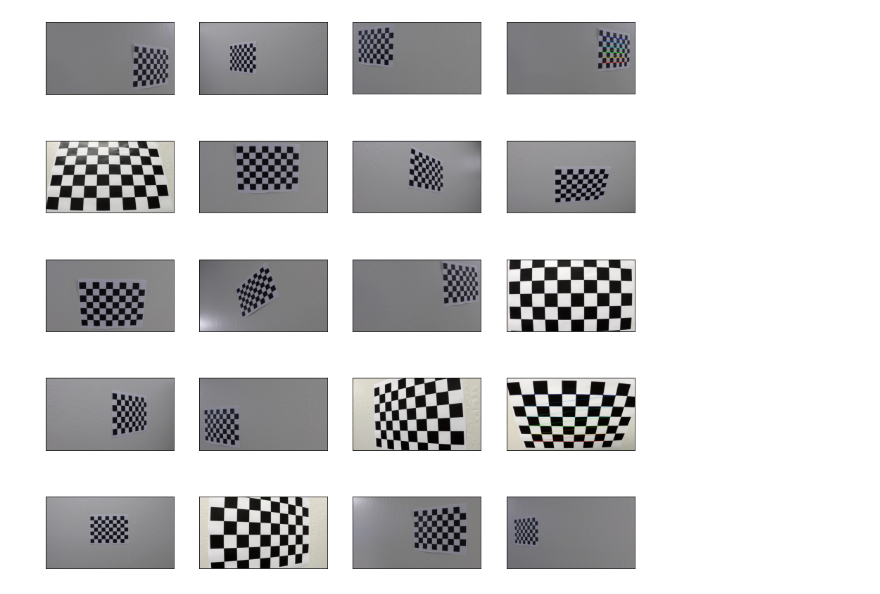
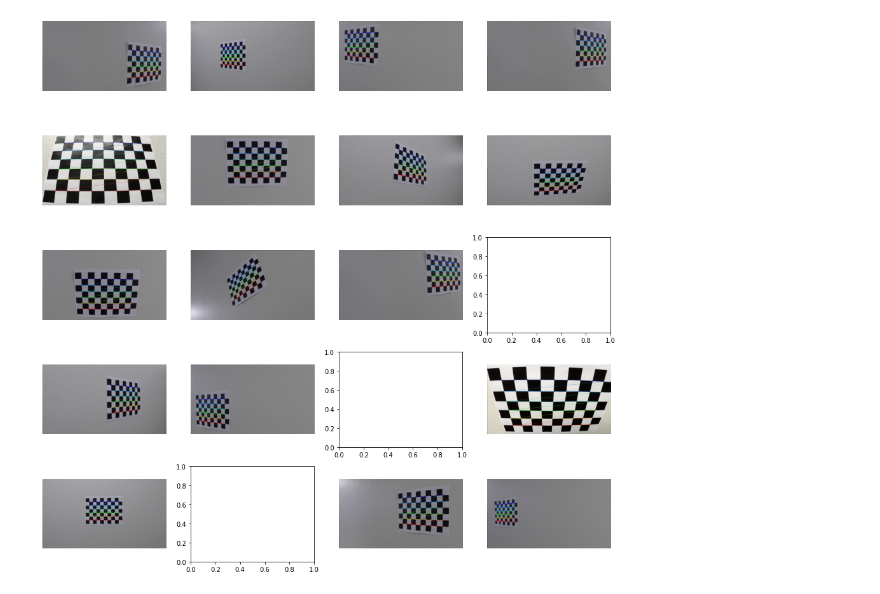
Before and after one commit to snandasena/advanced-lane-finding, a Jupyter notebook: Advanced_Lane_Finding.ipynb, the cells around one changed output. Drawn from its saved outputs; the diff is of its cells as text; code cells hidden in the pictures.

```diff
--- a/Advanced_Lane_Finding.ipynb
+++ b/Advanced_Lane_Finding.ipynb
@@ -45,26 +63,34 @@ def grayscale(img):
 # %%
 # prepare objects points
-objp = np.zeros((6*8, 3), np.float32)
-objp[:,:2] = np.mgrid[0:8, 0:6].T.reshape(-1,2)
+objp = np.zeros((6*9, 3), np.float32)
+objp[:,:2] = np.mgrid[0:9, 0:6].T.reshape(-1,2)
 
 # Arrays to store object points and iamg points from all the images
 objpoints = []
 imgpoints = []
-
-def find_and_draw_corners(img,pttern_size=(8,6)):
-    gray = grayscale(img)
-
-    # find the chessboard corners
-    ret, corners = cv2.findChessboardCorners(gray, pttern_size, None)
-     # if found, add object points, image points
-    if ret:
-        objpoints.append(objp)
-        imgpoints.append(corners)
-
-        # draw and display the corners
-       drawChessboardCorners(img, pttern_size,corners, ret)
-# %%
-calibrated_images = list(map(lambda img: find_and_draw_corners(img),test_images ))
-show_images(calibrated_images)
-# %% [output]
-[figure, removed]
+# %%
+def find_and_draw_chessboard(img, idx,axs, pattern_size= (9,6)):
+    gray = grayscale(img)
+
+    # find the chessboard corners
+    ret, corners = cv2.findChessboardCorners(gray, pattern_size, None)
+
+    # if found, add object points, image points
+    if ret:
+        objpoints.append(objp)
+        imgpoints.append(corners)
+
+        # draw and display the corners
+        cv2.drawChessboardCorners(img, pattern_size, corners, ret)
+
+        axs[idx].axis('off')
+        axs[idx].imshow(img)
+# %%
+# draw subplots dynamically
+fig, axs = plt.subplots(5,4, figsize=(16, 16))
+axs = axs.ravel()
+
+for idx, img in enumerate(camera_cal_imgs):
+    find_and_draw_chessboard(img,idx,axs)
+# %% [output]
+[figure, added]
```
Also changed, not shown: parts of 7 cells of this notebook.
